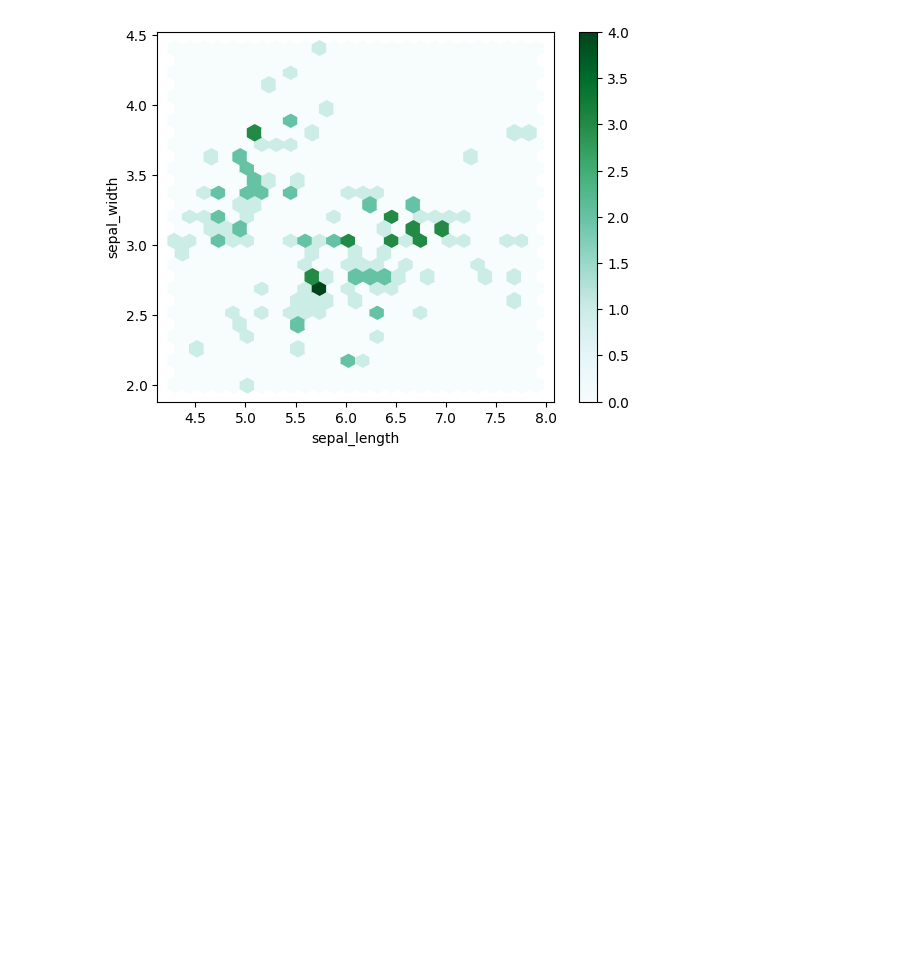
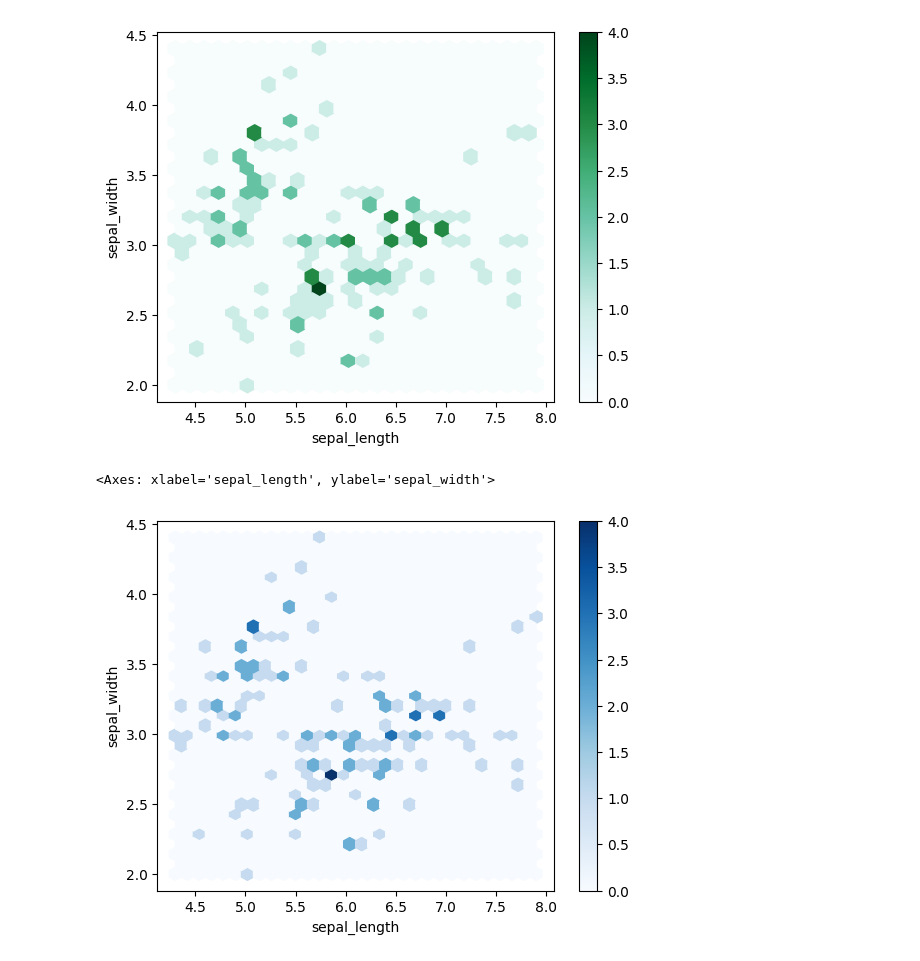
Before and after one commit to DannyCui-2016/Machine-Learning-Approach-Session, a Jupyter notebook: section 10/pandas in data visualization.ipynb, the cells around one changed output. Drawn from its saved outputs; the diff is of its cells as text; code cells hidden in the pictures; blank space fills up the shorter version.

Commit message:
test blue hexbin (#31)
Co-authored-by: KChoi0720 <choicanlight@gmail.com>

```diff
--- a/section 10/pandas in data visualization.ipynb
+++ b/section 10/pandas in data visualization.ipynb
@@ -87,3 +87,8 @@ iris.plot.hexbin(x='sepal_length', y='sepal_width', gridsize=25)
 # %% [output]
 <Axes: xlabel='sepal_length', ylabel='sepal_width'>
 [figure]
+# %%
+iris.plot.hexbin(x='sepal_length', y='sepal_width', gridsize=30, cmap='Blues')
+# %% [output]
+<Axes: xlabel='sepal_length', ylabel='sepal_width'>
+[figure, added]
```
